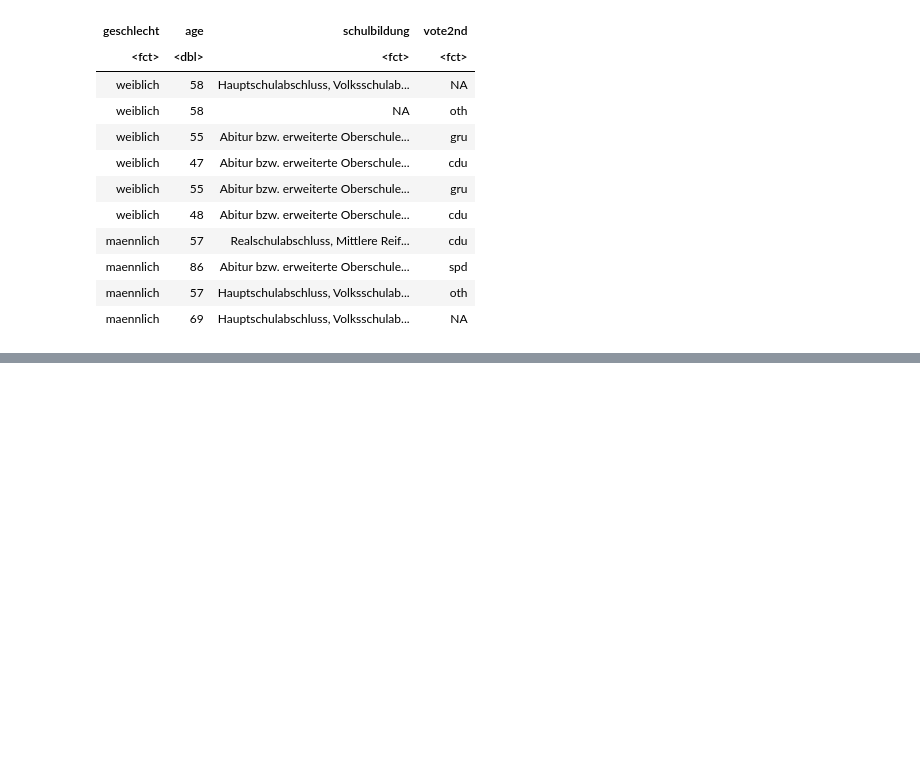
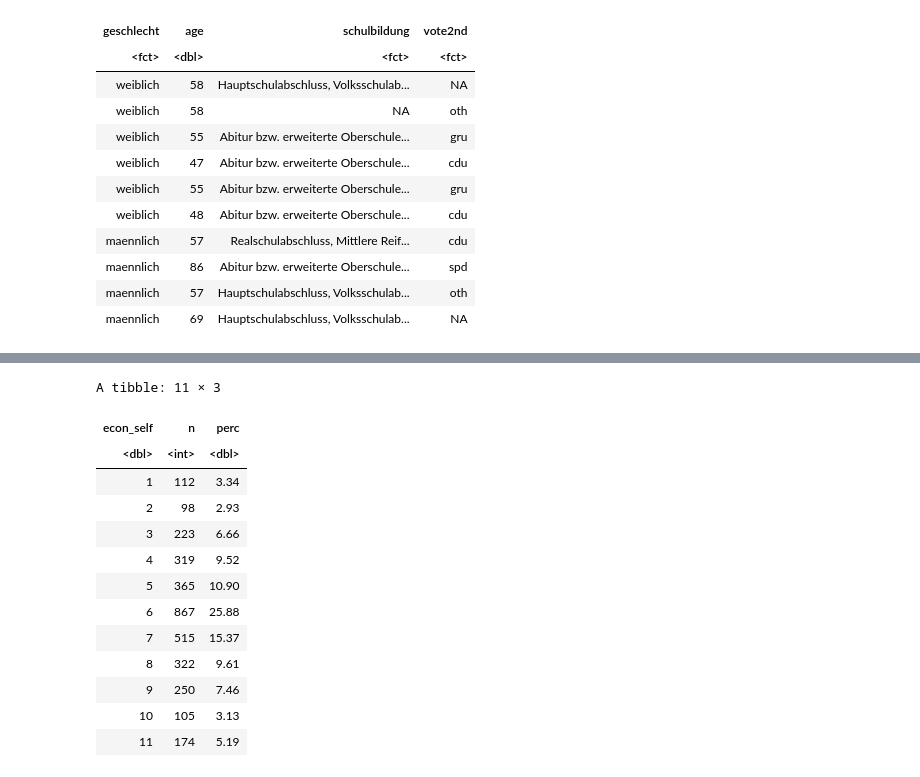
Before and after one commit to cstecker/politicsRLab, a Jupyter notebook: Ja, wen wählen Sie denn.ipynb, the cells around one changed output, grey strips where cells are left out. Cells and saved outputs as stored; diff of their text form; code cells hidden in the pictures; blank space fills up the shorter version.

```diff
--- a/Ja, wen wählen Sie denn.ipynb
+++ b/Ja, wen wählen Sie denn.ipynb
@@ -80,0 +87,23 @@ A tibble: 10 × 4
+# %%
+gles %>%
+  # wir werfen alle Fälle raus, die bei econ_self missing sind
+  drop_na(econ_self) %>%
+  # wir zählen die absoluten Häufigkeiten
+  count(econ_self) %>%
+  # wir berechnen die Prozentanteile der Antworten
+  mutate(perc = round(n/sum(n)*100, digits =2))
+# %% [output]
+A tibble: 11 × 3
+| econ_self | n | perc |
+| <dbl> | <int> | <dbl> |
+| 1 | 112 | 3.34 |
+| 2 | 98 | 2.93 |
+| 3 | 223 | 6.66 |
+| 4 | 319 | 9.52 |
+| 5 | 365 | 10.90 |
+| 6 | 867 | 25.88 |
+| 7 | 515 | 15.37 |
+| 8 | 322 | 9.61 |
+| 9 | 250 | 7.46 |
+| 10 | 105 | 3.13 |
+| 11 | 174 | 5.19 |
```
Also changed, not shown: parts of 13 cells of this notebook.
